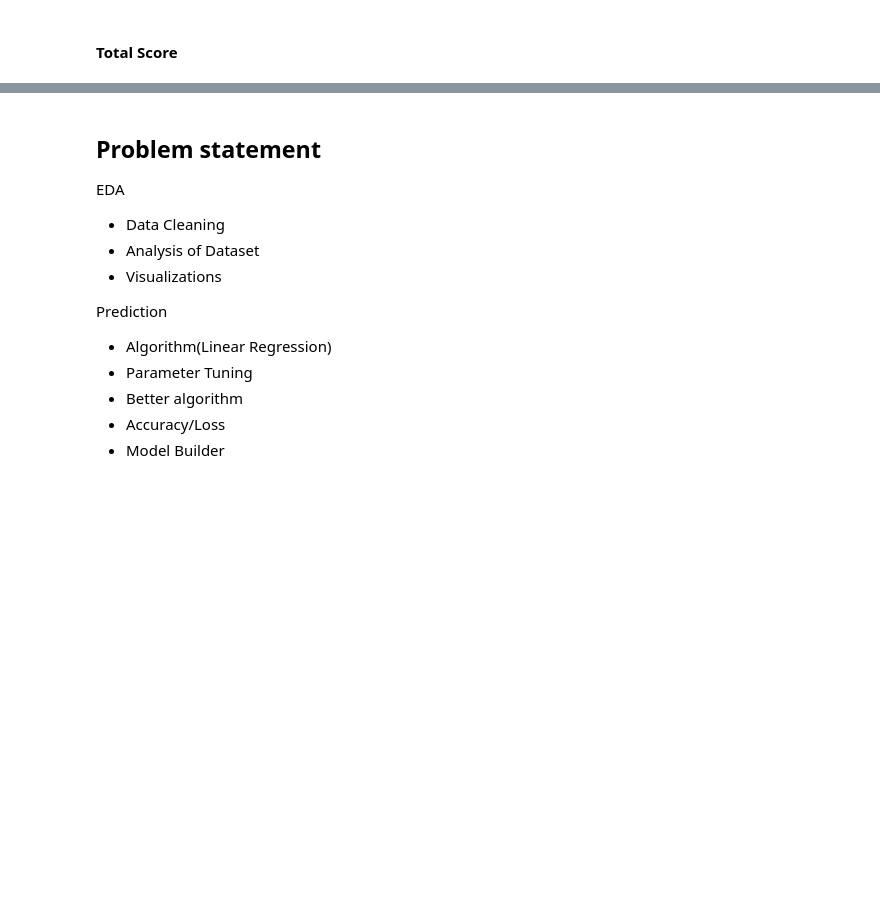
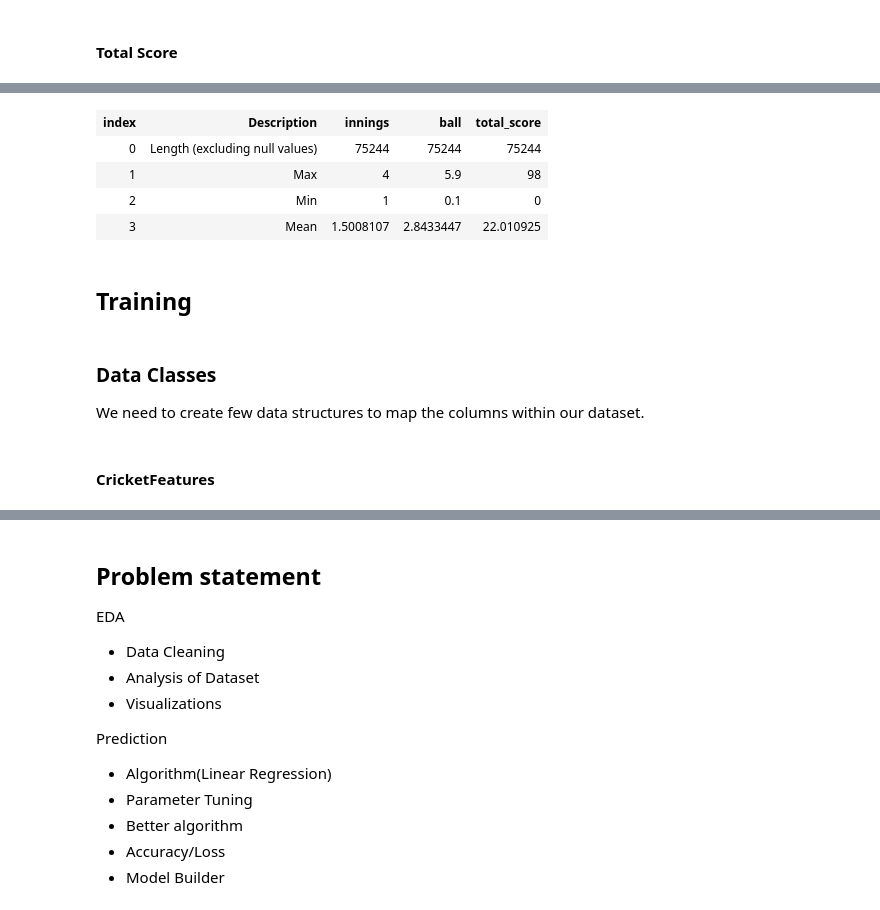
Before and after one commit to praveenraghuvanshi/tech-sessions, a Jupyter notebook: drafts/Sport Analytics/CricketAnalysis.ipynb, the cells around one changed output, grey strips where cells are left out. Saved outputs shown, nothing was run; the diff lists cells and outputs as text; code cells hidden in the pictures; blank space fills up the shorter version.

```diff
--- a/drafts/Sport Analytics/CricketAnalysis.ipynb
+++ b/drafts/Sport Analytics/CricketAnalysis.ipynb
@@ -341,0 +399,16 @@ display(sixOverDataFrame)
+# %%
+sixOverDataFrame.Description()
+# %% [output]
+| index | Description | innings | ball | total_score |
+| 0 | Length (excluding null values) | 75244 | 75244 | 75244 |
+| 1 | Max | 4 | 5.9 | 98 |
+| 2 | Min | 1 | 0.1 | 0 |
+| 3 | Mean | 1.5008107 | 2.8433447 | 22.010925 |
+# %% [markdown]
+## Training
+# %% [markdown]
+### Data Classes
+
+We need to create few data structures to map the columns within our dataset.
+# %% [markdown]
+#### CricketFeatures
```
Also changed, not shown: parts of 10 cells of this notebook.
